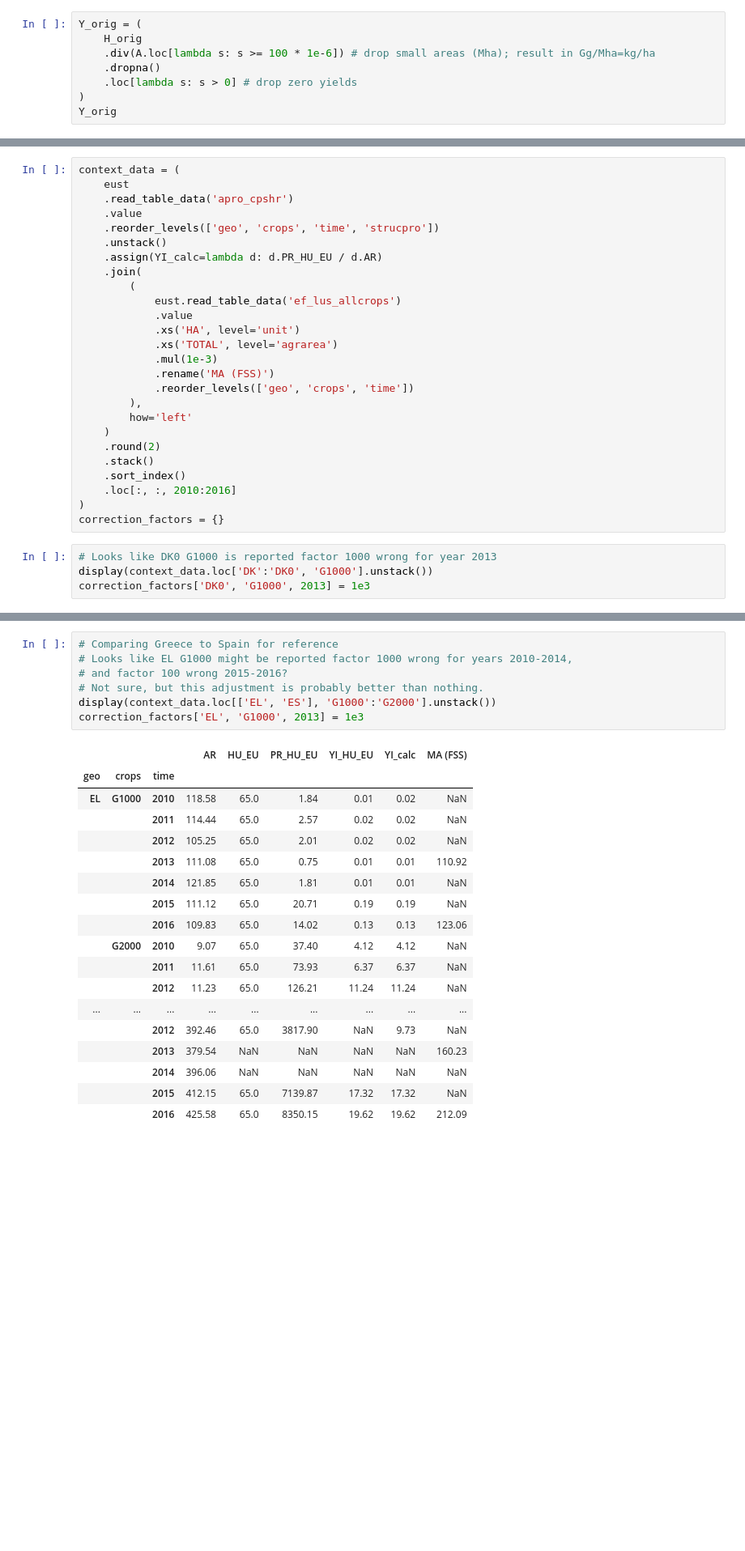
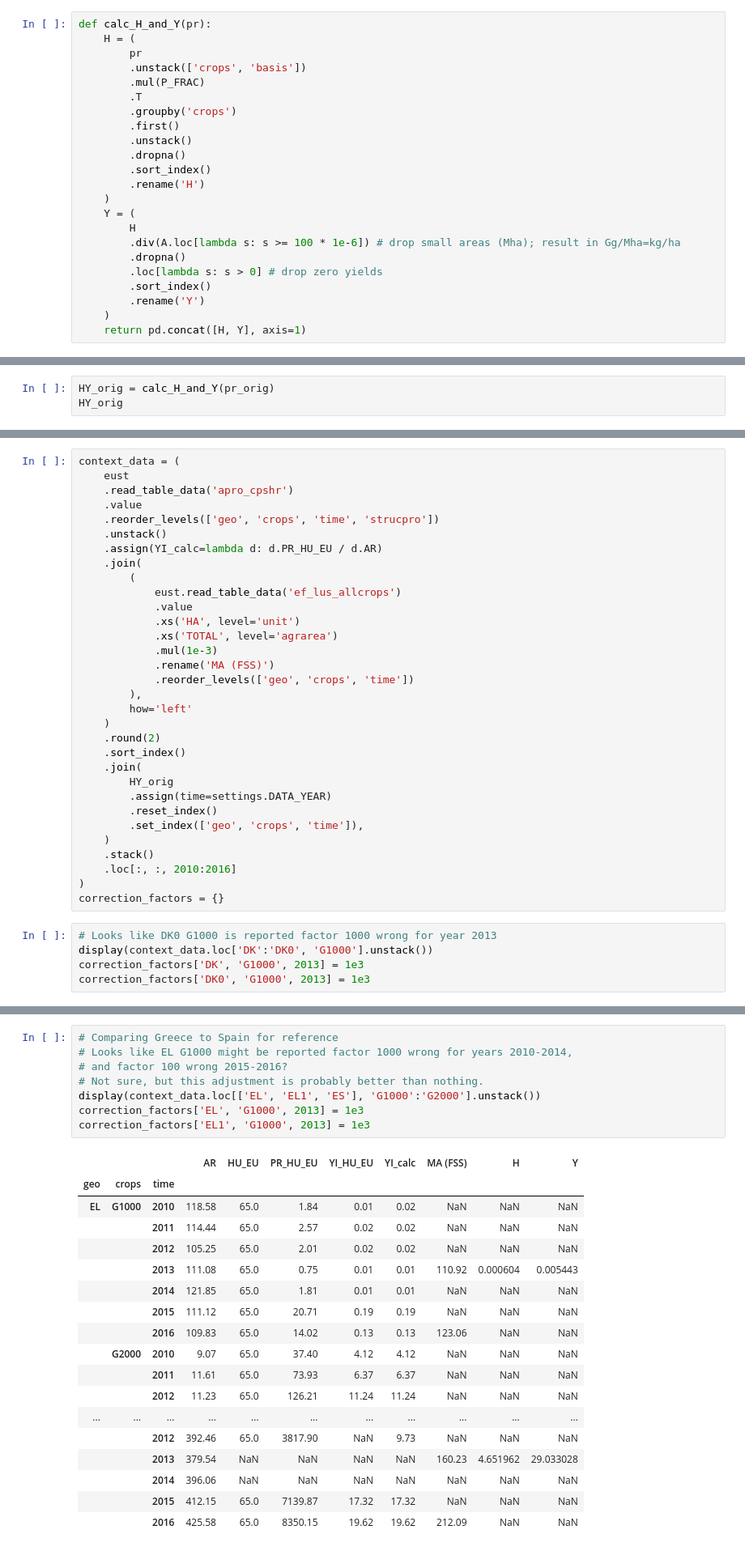
Before and after one commit to rasmuse/subnational-p-budgets, a Jupyter notebook: Crop production.ipynb, the cells around one changed output, grey strips where cells are left out. Shown: that part at 81% size. Drawn from its saved outputs; the diff is of its cells as text; blank space fills up the shorter version.

Commit message:
Correct DK G1000 yield

```diff
--- a/Crop production.ipynb
+++ b/Crop production.ipynb
@@ -420,8 +391,23 @@ Length: 8792, dtype: float64
 # %%
-Y_orig = (
-    H_orig
-    .div(A.loc[lambda s: s >= 100 * 1e-6]) # drop small areas (Mha); result in Gg/Mha=kg/ha
-    .dropna()
-    .loc[lambda s: s > 0] # drop zero yields
-)
-Y_orig
+def calc_H_and_Y(pr):
+    H = (
+        pr
+        .unstack(['crops', 'basis'])
+        .mul(P_FRAC)
+        .T
+        .groupby('crops')
+        .first()
+        .unstack()
+        .dropna()
+        .sort_index()
+        .rename('H')
+    )
+    Y = (
+        H
+        .div(A.loc[lambda s: s >= 100 * 1e-6]) # drop small areas (Mha); result in Gg/Mha=kg/ha
+        .dropna()
+        .loc[lambda s: s > 0] # drop zero yields
+        .sort_index()
+        .rename('Y')
+    )
+    return pd.concat([H, Y], axis=1)
@@ -441,0 +414,3 @@ Length: 3942, dtype: float64
+# %%
+HY_orig = calc_H_and_Y(pr_orig)
+HY_orig
@@ -534,13 +524,20 @@ context_data = (
         how='left'
     )
     .round(2)
+    .sort_index()
+    .join(
+        HY_orig
+        .assign(time=settings.DATA_YEAR)
+        .reset_index()
+        .set_index(['geo', 'crops', 'time']),
+    )
     .stack()
-    .sort_index()
     .loc[:, :, 2010:2016]
 )
 correction_factors = {}
 # %%
 # Looks like DK0 G1000 is reported factor 1000 wrong for year 2013
 display(context_data.loc['DK':'DK0', 'G1000'].unstack())
+correction_factors['DK', 'G1000', 2013] = 1e3
 correction_factors['DK0', 'G1000', 2013] = 1e3
 # %% [output]
@@ -563,29 +560,30 @@ correction_factors['DK0', 'G1000', 2013] = 1e3
 # %%
 # Comparing Greece to Spain for reference
 # Looks like EL G1000 might be reported factor 1000 wrong for years 2010-2014,
 # and factor 100 wrong 2015-2016?
 # Not sure, but this adjustment is probably better than nothing.
-display(context_data.loc[['EL', 'ES'], 'G1000':'G2000'].unstack())
+display(context_data.loc[['EL', 'EL1', 'ES'], 'G1000':'G2000'].unstack())
 correction_factors['EL', 'G1000', 2013] = 1e3
+correction_factors['EL1', 'G1000', 2013] = 1e3
 # %% [output]
-|  |  |  | AR | HU_EU | PR_HU_EU | YI_HU_EU | YI_calc | MA (FSS) |
-| geo | crops | time |  |  |  |  |  |  |
-| EL | G1000 | 2010 | 118.58 | 65.0 | 1.84 | 0.01 | 0.02 | NaN |
-|  |  | 2011 | 114.44 | 65.0 | 2.57 | 0.02 | 0.02 | NaN |
-|  |  | 2012 | 105.25 | 65.0 | 2.01 | 0.02 | 0.02 | NaN |
-|  |  | 2013 | 111.08 | 65.0 | 0.75 | 0.01 | 0.01 | 110.92 |
-|  |  | 2014 | 121.85 | 65.0 | 1.81 | 0.01 | 0.01 | NaN |
-|  |  | 2015 | 111.12 | 65.0 | 20.71 | 0.19 | 0.19 | NaN |
-|  |  | 2016 | 109.83 | 65.0 | 14.02 | 0.13 | 0.13 | 123.06 |
-|  | G2000 | 2010 | 9.07 | 65.0 | 37.40 | 4.12 | 4.12 | NaN |
-|  |  | 2011 | 11.61 | 65.0 | 73.93 | 6.37 | 6.37 | NaN |
-|  |  | 2012 | 11.23 | 65.0 | 126.21 | 11.24 | 11.24 | NaN |
-| ... | ... | ... | ... | ... | ... | ... | ... | ... |
-|  |  | 2012 | 392.46 | 65.0 | 3817.90 | NaN | 9.73 | NaN |
-|  |  | 2013 | 379.54 | NaN | NaN | NaN | NaN | 160.23 |
-|  |  | 2014 | 396.06 | NaN | NaN | NaN | NaN | NaN |
-|  |  | 2015 | 412.15 | 65.0 | 7139.87 | 17.32 | 17.32 | NaN |
-|  |  | 2016 | 425.58 | 65.0 | 8350.15 | 19.62 | 19.62 | 212.09 |
+|  |  |  | AR | HU_EU | PR_HU_EU | YI_HU_EU | YI_calc | MA (FSS) | H | Y |
+| geo | crops | time |  |  |  |  |  |  |  |  |
+| EL | G1000 | 2010 | 118.58 | 65.0 | 1.84 | 0.01 | 0.02 | NaN | NaN | NaN |
+|  |  | 2011 | 114.44 | 65.0 | 2.57 | 0.02 | 0.02 | NaN | NaN | NaN |
+|  |  | 2012 | 105.25 | 65.0 | 2.01 | 0.02 | 0.02 | NaN | NaN | NaN |
+|  |  | 2013 | 111.08 | 65.0 | 0.75 | 0.01 | 0.01 | 110.92 | 0.000604 | 0.005443 |
+|  |  | 2014 | 121.85 | 65.0 | 1.81 | 0.01 | 0.01 | NaN | NaN | NaN |
+|  |  | 2015 | 111.12 | 65.0 | 20.71 | 0.19 | 0.19 | NaN | NaN | NaN |
+|  |  | 2016 | 109.83 | 65.0 | 14.02 | 0.13 | 0.13 | 123.06 | NaN | NaN |
+|  | G2000 | 2010 | 9.07 | 65.0 | 37.40 | 4.12 | 4.12 | NaN | NaN | NaN |
+|  |  | 2011 | 11.61 | 65.0 | 73.93 | 6.37 | 6.37 | NaN | NaN | NaN |
+|  |  | 2012 | 11.23 | 65.0 | 126.21 | 11.24 | 11.24 | NaN | NaN | NaN |
+| ... | ... | ... | ... | ... | ... | ... | ... | ... | ... | ... |
+|  |  | 2012 | 392.46 | 65.0 | 3817.90 | NaN | 9.73 | NaN | NaN | NaN |
+|  |  | 2013 | 379.54 | NaN | NaN | NaN | NaN | 160.23 | 4.651962 | 29.033028 |
+|  |  | 2014 | 396.06 | NaN | NaN | NaN | NaN | NaN | NaN | NaN |
+|  |  | 2015 | 412.15 | 65.0 | 7139.87 | 17.32 | 17.32 | NaN | NaN | NaN |
+|  |  | 2016 | 425.58 | 65.0 | 8350.15 | 19.62 | 19.62 | 212.09 | NaN | NaN |
 # %%
 # Nothing obviously wrong here. Probably just low harvests in ES4.
 display(context_data.loc[['ES', 'ES4', 'ES41', 'ES42'], 'C1110':'C1120', 2013].unstack())
```
Also changed, not shown: parts of 19 cells of this notebook.
